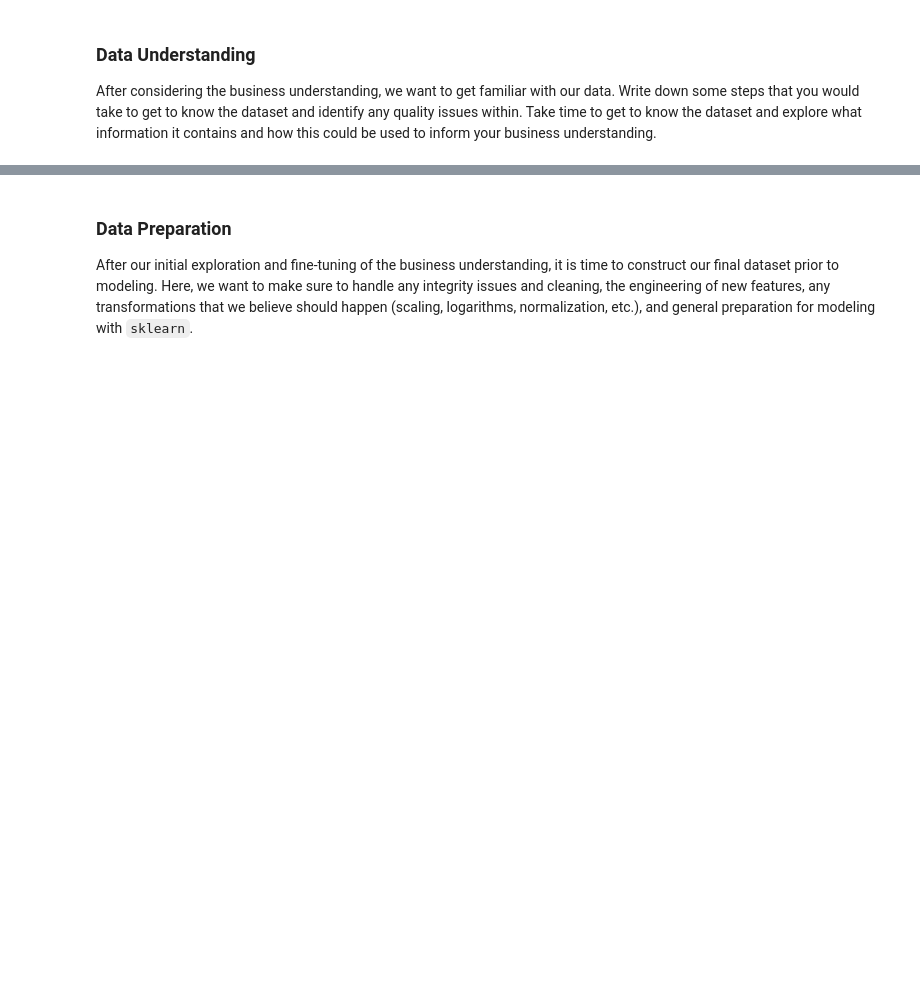
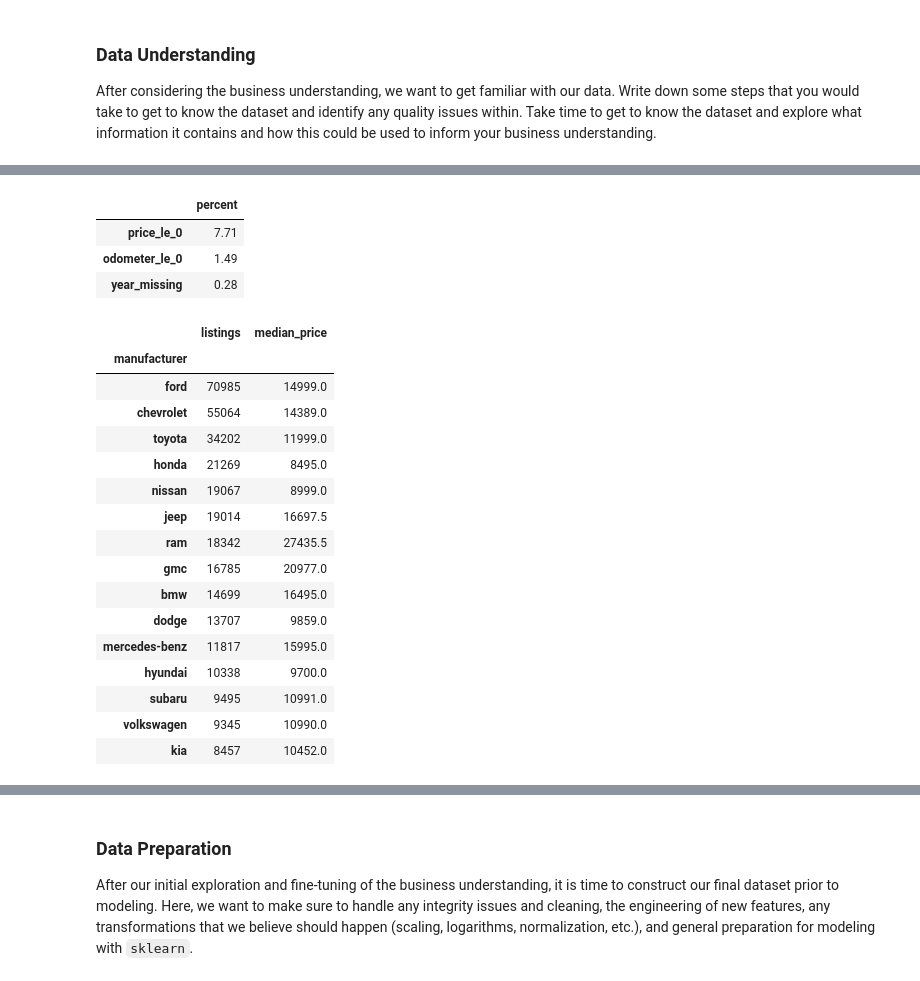
Before and after one commit to ru14/used-car-price-analysis, a Jupyter notebook: prompt_II.ipynb, the cells around one changed output, grey strips where cells are left out. Saved outputs shown, nothing was run; the diff lists cells and outputs as text; code cells hidden in the pictures; blank space fills up the shorter version.

```diff
--- a/prompt_II.ipynb
+++ b/prompt_II.ipynb
@@ -26,22 +22,20 @@ From a data science perspective, our task is to build a **supervised regression
 # %%
-# Standard imports
+import warnings
+warnings.filterwarnings("ignore")
+
+import numpy as np
 import pandas as pd
-import numpy as np
+import seaborn as sns
 import matplotlib.pyplot as plt
-import seaborn as sns
 
-from sklearn.model_selection import train_test_split, cross_val_score, GridSearchCV
-from sklearn.preprocessing import StandardScaler, OneHotEncoder
+from sklearn.compose import ColumnTransformer
+from sklearn.pipeline import Pipeline
+from sklearn.preprocessing import OneHotEncoder, StandardScaler
+from sklearn.impute import SimpleImputer
+from sklearn.model_selection import train_test_split, KFold, cross_val_score
 from sklearn.linear_model import LinearRegression, Ridge, Lasso
 from sklearn.ensemble import RandomForestRegressor
-from sklearn.pipeline import Pipeline
-from sklearn.compose import ColumnTransformer
-from sklearn.metrics import mean_squared_error, mean_absolute_error, r2_score
-import warnings
-warnings.filterwarnings('ignore')
+from sklearn.metrics import mean_squared_error, r2_score
 
-# Display settings
-pd.set_option('display.max_columns', 50)
-pd.set_option('display.float_format', lambda x: f'{x:,.2f}')
-sns.set_theme(style='whitegrid')
-%matplotlib inline
+sns.set_theme(style="whitegrid")
+pd.set_option("display.max_columns", 100)
@@ -132,0 +125,40 @@ plt.show()
+# %%
+# Basic validity checks for key numeric fields
+num_checks = {
+    "price_le_0": (df["price"].fillna(0) <= 0).mean() * 100,
+    "odometer_le_0": (df["odometer"].fillna(0) <= 0).mean() * 100,
+    "year_missing": df["year"].isna().mean() * 100,
+}
+pd.Series(num_checks).round(2).to_frame("percent")
+# %% [output]
+|  | percent |
+| price_le_0 | 7.71 |
+| odometer_le_0 | 1.49 |
+| year_missing | 0.28 |
+# %%
+# Top manufacturers by count and median price
+brand_summary = (
+    df.dropna(subset=["manufacturer", "price"])
+      .groupby("manufacturer")
+      .agg(listings=("price", "size"), median_price=("price", "median"))
+      .sort_values("listings", ascending=False)
+)
+brand_summary.head(15)
+# %% [output]
+|  | listings | median_price |
+| manufacturer |  |  |
+| ford | 70985 | 14999.0 |
+| chevrolet | 55064 | 14389.0 |
+| toyota | 34202 | 11999.0 |
+| honda | 21269 | 8495.0 |
+| nissan | 19067 | 8999.0 |
+| jeep | 19014 | 16697.5 |
+| ram | 18342 | 27435.5 |
+| gmc | 16785 | 20977.0 |
+| bmw | 14699 | 16495.0 |
+| dodge | 13707 | 9859.0 |
+| mercedes-benz | 11817 | 15995.0 |
+| hyundai | 10338 | 9700.0 |
+| subaru | 9495 | 10991.0 |
+| volkswagen | 9345 | 10990.0 |
+| kia | 8457 | 10452.0 |
```
Also changed, not shown: parts of 57 cells of this notebook, 1 other file.
